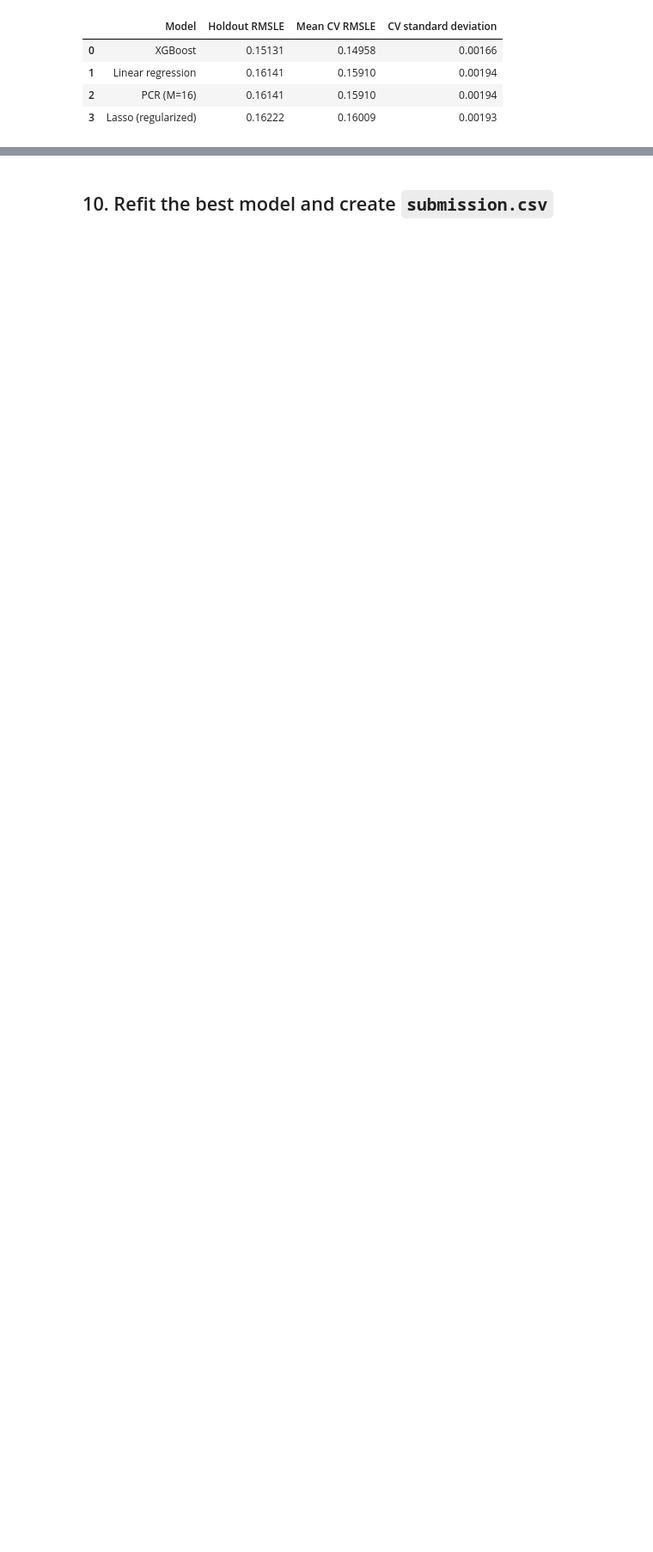
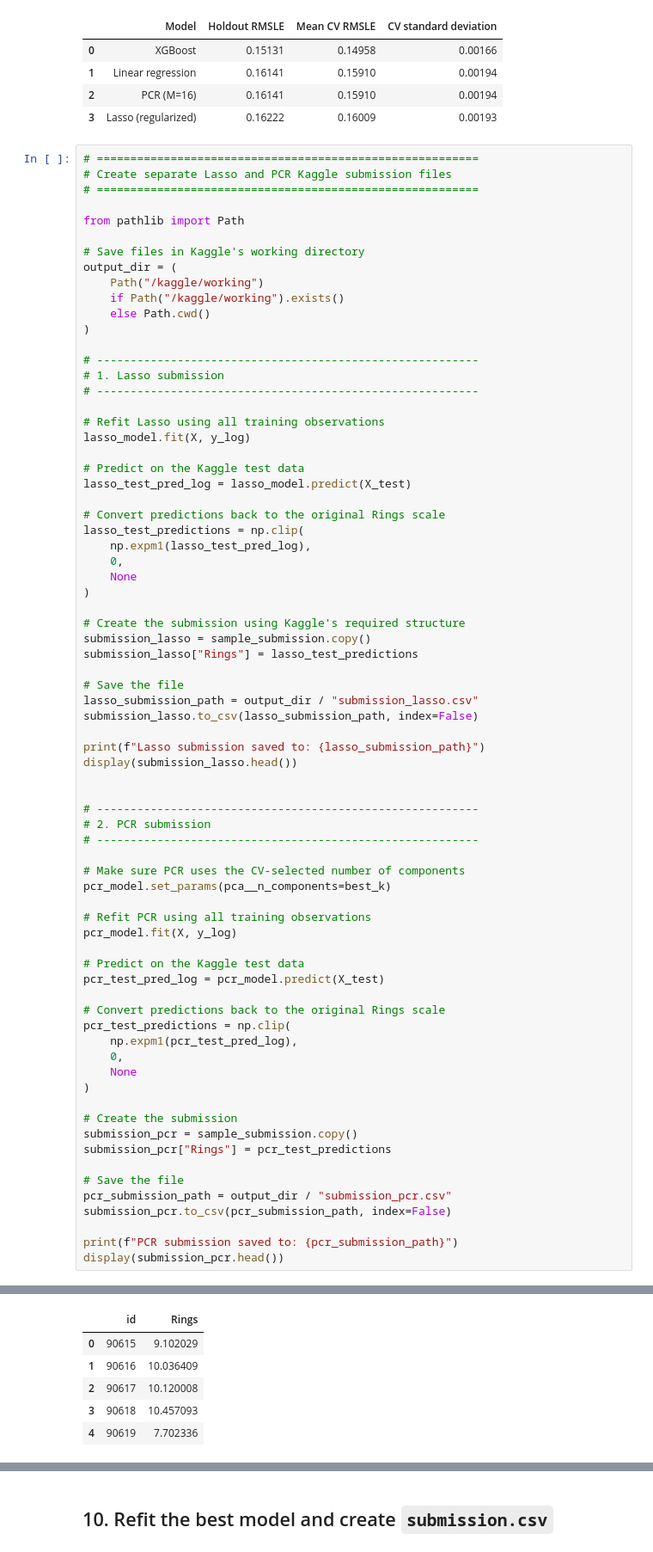
Before and after one commit to ebaintem11/kaggle, a Jupyter notebook: predicting-abalone-age-with-non-linear-regression.ipynb, the cells around one changed output, grey strips where cells are left out. Shown at 86% size. Saved outputs shown, nothing was run; the diff lists cells and outputs as text; blank space fills up the shorter version.

Commit message:
Kaggle Notebook | Predicting Abalone Age with Non-Linear Regression  | Version 3

```diff
--- a/predicting-abalone-age-with-non-linear-regression.ipynb
+++ b/predicting-abalone-age-with-non-linear-regression.ipynb
@@ -865,3 +865,77 @@ display(results.style.format({
 | 1 | Linear regression | 0.16141 | 0.15910 | 0.00194 |
 | 2 | PCR (M=16) | 0.16141 | 0.15910 | 0.00194 |
 | 3 | Lasso (regularized) | 0.16222 | 0.16009 | 0.00193 |
+# %%
+# =========================================================
+# Create separate Lasso and PCR Kaggle submission files
+# =========================================================
+
+from pathlib import Path
+
+# Save files in Kaggle's working directory
+output_dir = (
+    Path("/kaggle/working")
+    if Path("/kaggle/working").exists()
+    else Path.cwd()
+)
+
+# ---------------------------------------------------------
+# 1. Lasso submission
+# ---------------------------------------------------------
+
+# Refit Lasso using all training observations
+lasso_model.fit(X, y_log)
+
+# Predict on the Kaggle test data
+lasso_test_pred_log = lasso_model.predict(X_test)
+
+# Convert predictions back to the original Rings scale
+lasso_test_predictions = np.clip(
+    np.expm1(lasso_test_pred_log),
+    0,
+    None
+)
+
+# Create the submission using Kaggle's required structure
+submission_lasso = sample_submission.copy()
+submission_lasso["Rings"] = lasso_test_predictions
+
+# Save the file
+lasso_submission_path = output_dir / "submission_lasso.csv"
+submission_lasso.to_csv(lasso_submission_path, index=False)
+
+print(f"Lasso submission saved to: {lasso_submission_path}")
+display(submission_lasso.head())
+
+
+# ---------------------------------------------------------
+# 2. PCR submission
+# ---------------------------------------------------------
+
+# Make sure PCR uses the CV-selected number of components
+pcr_model.set_params(pca__n_components=best_k)
+
+# Refit PCR using all training observations
+pcr_model.fit(X, y_log)
+
+# Predict on the Kaggle test data
+pcr_test_pred_log = pcr_model.predict(X_test)
+
+# Convert predictions back to the original Rings scale
+pcr_test_predictions = np.clip(
+    np.expm1(pcr_test_pred_log),
+    0,
+    None
+)
+
+# Create the submission
+submission_pcr = sample_submission.copy()
+submission_pcr["Rings"] = pcr_test_predictions
+
+# Save the file
+pcr_submission_path = output_dir / "submission_pcr.csv"
+submission_pcr.to_csv(pcr_submission_path, index=False)
+
+print(f"PCR submission saved to: {pcr_submission_path}")
+display(submission_pcr.head())
+# %% [output]
@@ -867,0 +943,6 @@ display(results.style.format({
+|  | id | Rings |
+| 0 | 90615 | 9.102029 |
+| 1 | 90616 | 10.036409 |
+| 2 | 90617 | 10.120008 |
+| 3 | 90618 | 10.457093 |
+| 4 | 90619 | 7.702336 |
```
Also changed, not shown: parts of 3 cells of this notebook.
